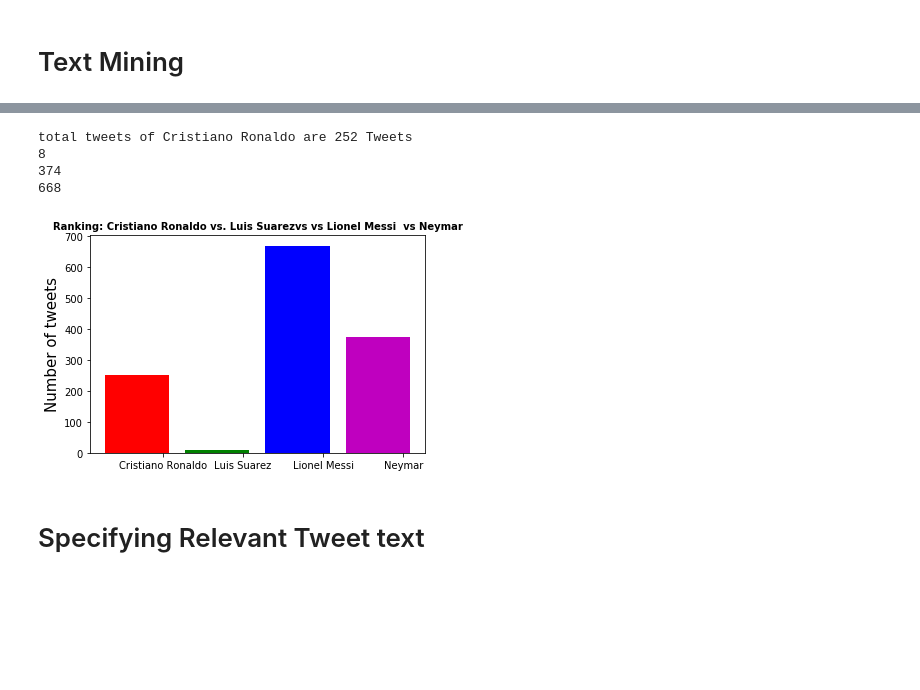
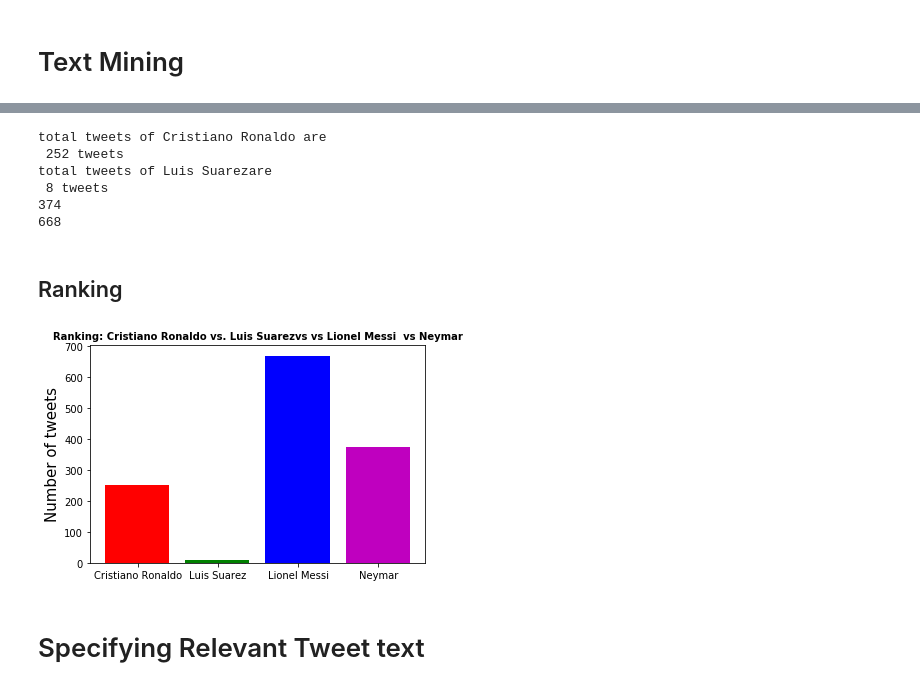
Before and after one commit to shahud1/PyAllEars, a Jupyter notebook: twitter_Streaming_API/Tweet_Mining and deep analyze/Tweet Mining and Analyzing.ipynb, the cells around one changed output, grey strips where cells are left out. Cells and saved outputs as stored; diff of their text form; code cells hidden in the pictures; blank space fills up the shorter version.

```diff
--- a/twitter_Streaming_API/Tweet_Mining and deep analyze/Mining and Analyzing data.ipynb
+++ b/twitter_Streaming_API/Tweet_Mining and deep analyze/Tweet Mining and Analyzing.ipynb
@@ -108,32 +126,36 @@ LS = tweets['Luis Suarez'].value_counts()[True]
 NM = tweets['Neymar'].value_counts()[True]
 LM = tweets['Lionel Messi'].value_counts()[True]
 # %%
-print("total tweets of Cristiano Ronaldo are", CR,"Tweets") #print total count of Cristiano Ronaldo
-print("total tweets ofLuis Suarezare",LS,"Tweets"),#print total count of Luis Suarez
+print("total tweets of Cristiano Ronaldo are \n",CR,"tweets") #print total count of Cristiano Ronaldo
+print("total tweets of Luis Suarezare \n",LS,"tweets"),#print total count of Luis Suarez
 print(NM)#print total count of Neymar
 print(LM)#print total count of Lionel Messi
 # %% [output]
-total tweets of Cristiano Ronaldo are 252 Tweets
-8
+total tweets of Cristiano Ronaldo are
+ 252 tweets
+total tweets of Luis Suarezare
+ 8 tweets
 374
 668
+# %% [markdown]
+## Ranking
 # %%
-Fb_player = ['Cristiano Ronaldo', 'Luis Suarez', 'Lionel Messi','Neymar']
+Fb_playerFb_player = ['Cristiano Ronaldo', 'Luis Suarez', 'Lionel Messi','Neymar']
 tweets_by_Fb_player = [CR,LS,LM,NM]
 x_pos = list(range(len(Fb_player)))
 width = 0.8
 fig, ax = plt.subplots()
 #ploting graph of tweets_by_Fb_player
 pack_color = 'rgbm'
 plt.bar(x_pos, tweets_by_Fb_player, width, alpha=1,color=pack_color)
 # Setting axis labels and ticks
 ax.set_ylabel('Number of tweets', fontsize=15)
 ax.set_title('Ranking: Cristiano Ronaldo vs. Luis Suarezvs vs Lionel Messi  vs Neymar', fontsize=10, fontweight='bold')
-ax.set_xticks([p + 0.4 * width for p in x_pos])
+ax.set_xticks([p + 0.01 * width for p in x_pos])
 ax.set_xticklabels(Fb_player)
 plt.show()
 # %% [output]
-[figure, old version]
+[figure, new version]
 # %% [markdown]
 # Specifying Relevant Tweet text
 # %%
```
Also changed, not shown: parts of 9 cells of this notebook, 2 other files.
